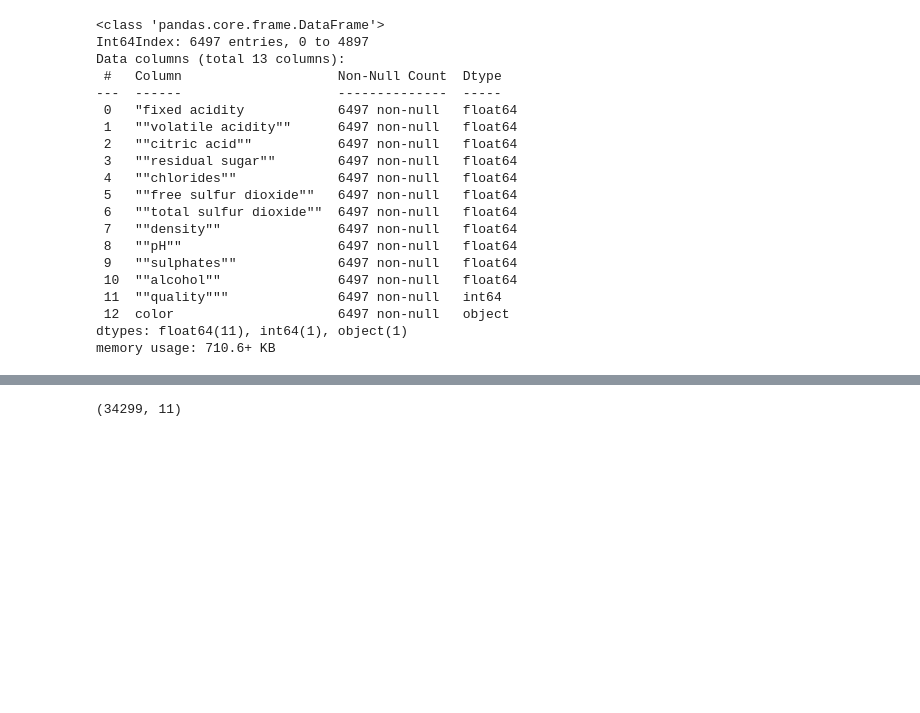
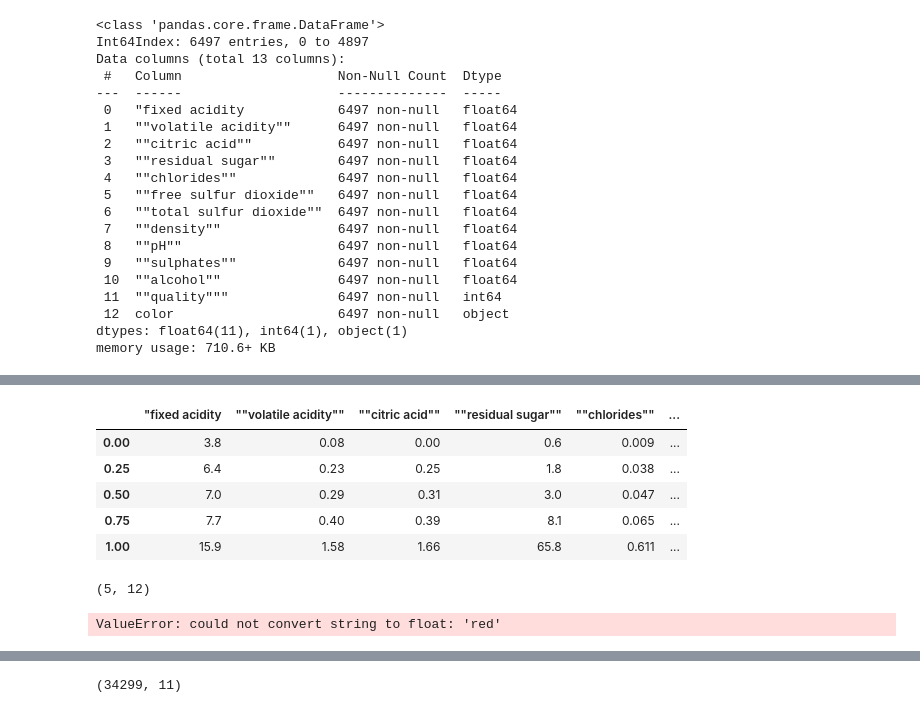
Before and after one commit to pemenalo/wine_enthusiasts, a Jupyter notebook: wine_enthusiast_nn.ipynb, the cells around one changed output, grey strips where cells are left out. Drawn from its saved outputs; the diff is of its cells as text; code cells hidden in the pictures; blank space fills up the shorter version.

```diff
--- a/wine_enthusiast_nn.ipynb
+++ b/wine_enthusiast_nn.ipynb
@@ -79,0 +90,15 @@ AttributeError: 'numpy.ndarray' object has no attribute 'columns'
+# %%
+quantile_list = [0, .25, .5, .75, 1.]
+quantiles = result_df.quantile(quantile_list)
+quantiles
+# %% [output]
+|  | "fixed acidity | ""volatile acidity"" | ""citric acid"" | ""residual sugar"" | ""chlorides"" | ... |
+| 0.00 | 3.8 | 0.08 | 0.00 | 0.6 | 0.009 | ... |
+| 0.25 | 6.4 | 0.23 | 0.25 | 1.8 | 0.038 | ... |
+| 0.50 | 7.0 | 0.29 | 0.31 | 3.0 | 0.047 | ... |
+| 0.75 | 7.7 | 0.40 | 0.39 | 8.1 | 0.065 | ... |
+| 1.00 | 15.9 | 1.58 | 1.66 | 65.8 | 0.611 | ... |
+# %%
+quantiles.shape
+# %% [output]
+(5, 12)
@@ -80,3 +107,10 @@ AttributeError: 'numpy.ndarray' object has no attribute 'columns'
+# %%
+from sklearn.preprocessing import QuantileTransformer
+quantile = QuantileTransformer(output_distribution='normal')
+data_trans = quantile.fit_transform(result_df)
+data_trans.head()
+# %% [output]
+ValueError: could not convert string to float: 'red'
 # %%
 # Drop the non-beneficial ID columns, 'EIN' and 'NAME'.
 application_df2 = application_df.drop(["EIN"], axis =1)
```
Also changed, not shown: parts of 3 cells of this notebook, 21 other files.
